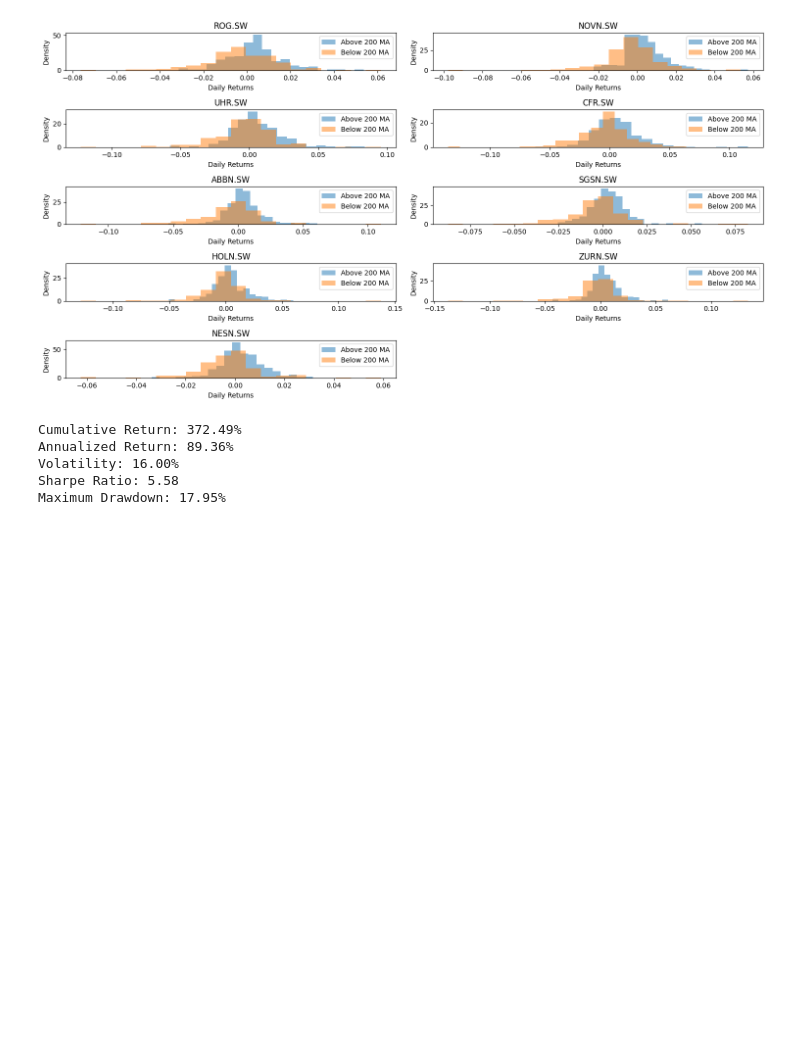
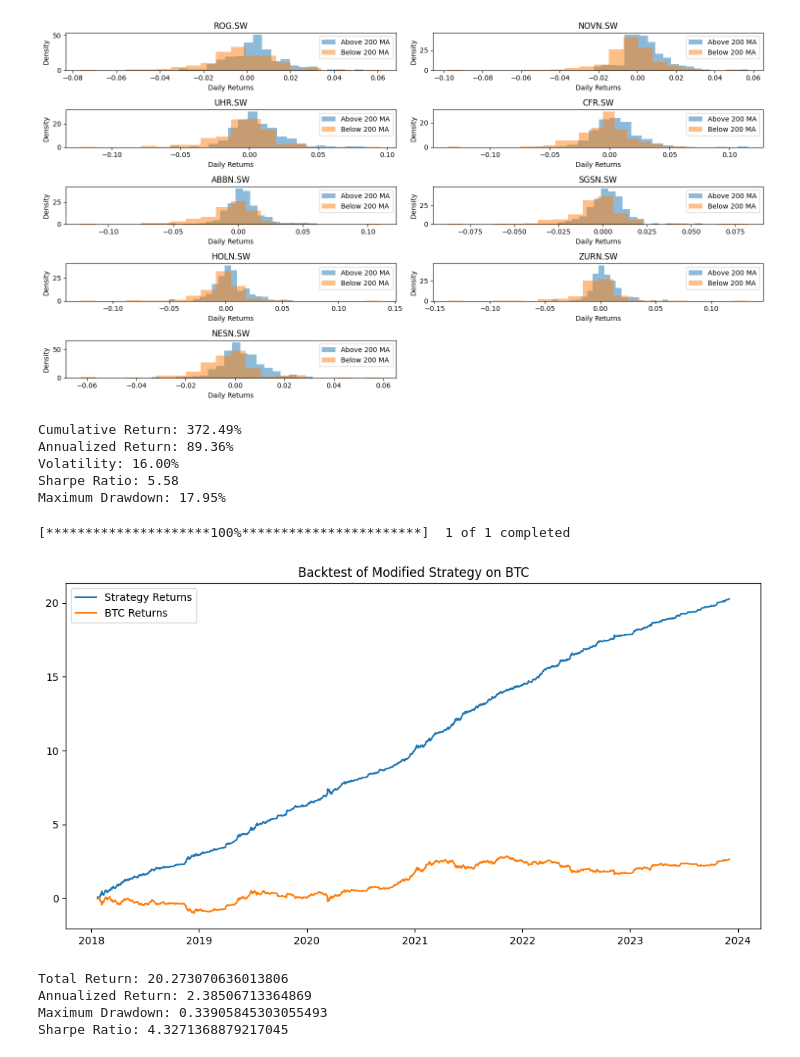
Before and after one commit to dkn-maida/farscape-investment, a Jupyter notebook: usa/kiss.ipynb, the cells around one changed output. Drawn from its saved outputs; the diff is of its cells as text; code cells hidden in the pictures; blank space fills up the shorter version.

```diff
--- a/usa/kiss.ipynb
+++ b/usa/kiss.ipynb
@@ -280,3 +281,54 @@ Annualized Return: 89.36%
 Volatility: 16.00%
 Sharpe Ratio: 5.58
 Maximum Drawdown: 17.95%
+# %%
+import yfinance as yf
+import pandas as pd
+import matplotlib.pyplot as plt
+import numpy as np
+
+# Fetch historical data for NOVN
+novn_data = yf.download('BTC-USD', start='2018-01-01')
+
+# Calculate the 21-day moving average for the opening price
+novn_data['21_MA'] = novn_data['Close'].rolling(window=21).mean().shift(1)
+
+# Strategy Logic
+novn_data['Position'] = 0  # Default position is 0 (neutral)
+novn_data.loc[novn_data['Close'] > novn_data['21_MA'], 'Position'] = 1  # Buy signal
+novn_data.loc[novn_data['Close'] < novn_data['21_MA'], 'Position'] = -1  # Sell signal
+
+
+# Calculate daily returns and strategy returns
+novn_data['Daily_Return'] = novn_data['Close'].pct_change()
+novn_data['Strategy_Return'] = novn_data['Daily_Return'] * novn_data['Position']
+
+# Avoid look-ahead bias
+novn_data = novn_data.dropna()
+
+# Compute Performance Metrics
+total_return = novn_data['Strategy_Return'].cumsum()[-1]
+annualized_return = novn_data['Strategy_Return'].mean() * 252
+max_drawdown = (novn_data['Strategy_Return'].cumsum().expanding().max() - novn_data['Strategy_Return'].cumsum()).max()
+sharpe_ratio = novn_data['Strategy_Return'].mean() / novn_data['Strategy_Return'].std() * np.sqrt(252)
+
+# Plotting
+plt.figure(figsize=(12, 6))
+plt.plot(novn_data['Strategy_Return'].cumsum(), label='Strategy Returns')
+plt.plot(novn_data['Daily_Return'].cumsum(), label='BTC Returns')
+plt.title('Backtest of Modified Strategy on BTC')
+plt.legend()
+plt.show()
+
+# Print Performance Metrics
+print(f'Total Return: {total_return}')
+print(f'Annualized Return: {annualized_return}')
+print(f'Maximum Drawdown: {max_drawdown}')
+print(f'Sharpe Ratio: {sharpe_ratio}')
+# %% [output]
+[*********************100%***********************]  1 of 1 completed
+[figure, added]
+Total Return: 20.273070636013806
+Annualized Return: 2.38506713364869
+Maximum Drawdown: 0.33905845303055493
+Sharpe Ratio: 4.3271368879217045
```
Also changed, not shown: parts of 1 cell of this notebook, 4 other files.
